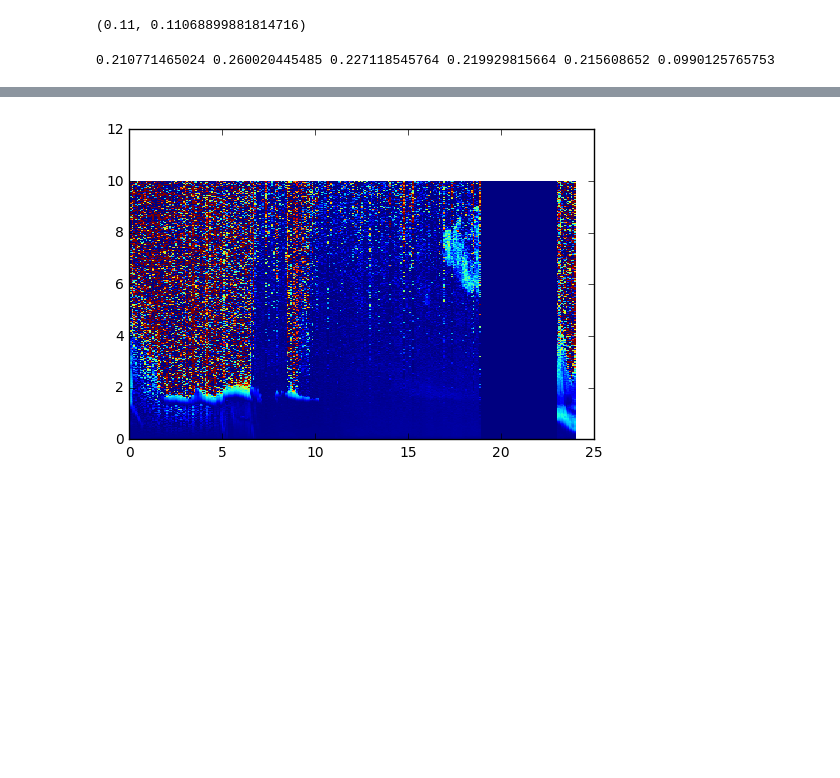
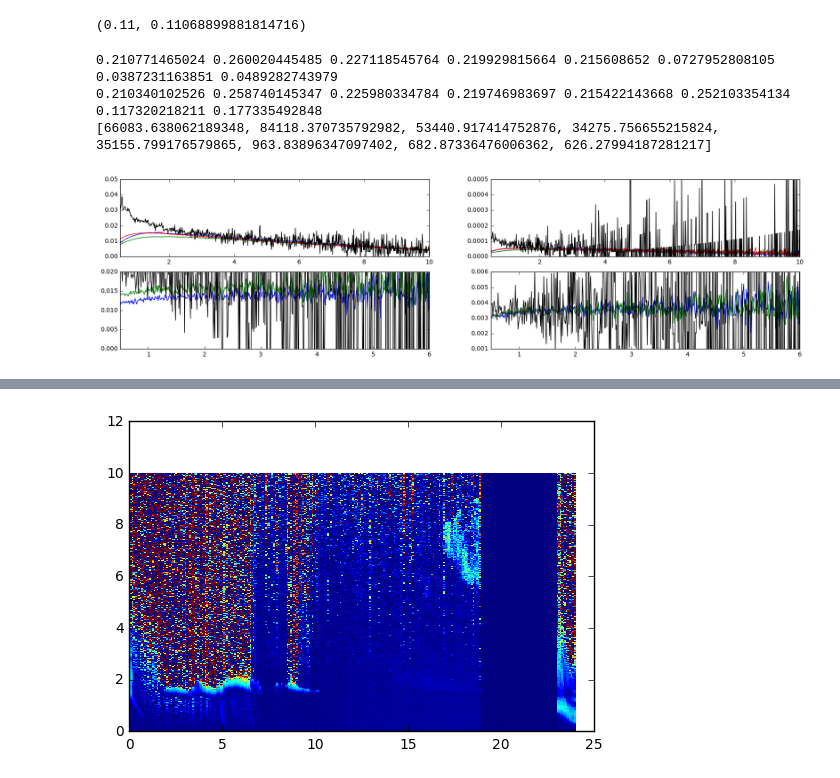
Before and after one commit to cduranalarcon/Lidar_DDU, a Jupyter notebook: Notebooks/System_calibration.ipynb, the cells around one changed output, grey strips where cells are left out. Cells and saved outputs as stored; diff of their text form; code cells hidden in the pictures; blank space fills up the shorter version.

```diff
--- a/Notebooks/System_calibration.ipynb
+++ b/Notebooks/System_calibration.ipynb
@@ -72,7 +72,7 @@ def CalSys(year, month, day, hour, TRES=TRES, VRES=VRES, rlim=8, doshow=True):
 
     f_sm = interp1d(r_sm, sm)
 
-    sm_lidar = f_sm(r[int(10*3./VRES):])
+    sm_lidar = f_sm(r[int(10*3./VRES):])/100000
     bm = f_sm(r[int(10*3./VRES):])/((8*np.pi/3)*1.0401)
     bm_par = 0.996*bm
     bm_per =0.00366*bm_par
@@ -91,6 +91,11 @@ def CalSys(year, month, day, hour, TRES=TRES, VRES=VRES, rlim=8, doshow=True):
     K = np.nanmedian((0.00366/(Sper/Spar)))#[pixK])
     #pylab.plot(r[pixK],(0.00366/(Sper/Spar))[pixK])
     #pylab.show()
+
+    pix = np.where((r>0.3) & (SNR_Spar2>30))
+    CC = (0.00366/(Sper/Spar))[pix]
+
+    K2 = np.nanmedian(CC)
 
     if doshow == True:
 
@@ -116,42 +121,90 @@ def CalSys(year, month, day, hour, TRES=TRES, VRES=VRES, rlim=8, doshow=True):
         pylab.xlabel("Range [km]")
         pylab.ylabel("Cpar")
         pylab.show()
 
         pylab.plot(r[int(10*3./VRES):][pix_r:],Cper_[pix_r:])
         pylab.xlabel("Range [km]")
         pylab.ylabel("Cper")
         pylab.show()
 
         print "Cpar = ", Cpar,'/std = ',Cpar_std,"Cper = ",Cper,'/std = ',Cper_std,"Cpar/Cper = ", Cpar/Cper
-    return [[Cpar,Cper], [Spar,Spar10, Sper], r, K, SNR_Spar2]
+    return [[Cpar,Cper], [Spar,Spar10, Sper], r, K, SNR_Spar2, K2, [r[int(10*3./VRES):],sm_lidar]]
 
 #2017/02/25 14UTC
 #2017/03/08 14UTC
 #2017/03/13 14UTC
 #2017/03/15 14UTC
 #2017/03/18 14UTC
 #2017/04/01 10UTC
 #2017/04/05 10UTC
 #2017/04/18 14UTC
 #2017/06/01 14UTC
 
 
 
-C1,P1,r,K1, SNR1 = CalSys(year, 2, 25,14, TRES = 5, VRES = 3, doshow = False)
-C3,P2,r,K2, SNR2 = CalSys(year, 3, 8, 14, TRES = 5, VRES = 3, doshow = False)
-C3,P3,r,K3, SNR3 = CalSys(year, 3, 18, 13, TRES = 5, VRES = 3, doshow = False)
-C4,P4,r,K4, SNR4 = CalSys(year, 3, 20, 16, TRES = 5, VRES = 3, doshow = False)
-C5,P5,r,K5, SNR5 = CalSys(year, 3, 21, 14, TRES = 5, VRES = 3, doshow = False)
+C1,P1,r,K1, SNR1, CC1, sigma1 = CalSys(year, 2, 25,14, TRES = 5, VRES = 3, doshow = False)
+C2,P2,r,K2, SNR2, CC2, sigma2 = CalSys(year, 3, 8, 14, TRES = 5, VRES = 3, doshow = False)
+C3,P3,r,K3, SNR3, CC3, sigma3 = CalSys(year, 3, 18, 13, TRES = 5, VRES = 3, doshow = False)
+C4,P4,r,K4, SNR4, CC4, sigma4 = CalSys(year, 3, 20, 16, TRES = 5, VRES = 3, doshow = False)
+C5,P5,r,K5, SNR5, CC5, sigma5 = CalSys(year, 3, 21, 14, TRES = 5, VRES = 3, doshow = False)
+C6,P6,r,K6, SNR6, CC6, sigma6 = CalSys(year, 8, 9, 10, TRES = 5, VRES = 3, doshow = False)
+C7,P7,r,K7, SNR7, CC7, sigma7 = CalSys(year, 8, 14, 14, TRES = 5, VRES = 3, doshow = False)
+C8,P8,r,K8, SNR8, CC8, sigma8 = CalSys(year, 8, 18, 10, TRES = 5, VRES = 3, doshow = False)
 
 year = 2017
-month = 7
-day = 3
-hour = 12
+month = 8
+day = 18
+hour = 10
 #C,P,r,K = CalSys(year, 5, 23, 12, TRES = 5, VRES = 3, doshow = False)
 #C,P,r,K = CalSys(year, 5, 26, 12, TRES = 5, VRES = 3, doshow = False)
 #C,P,r,K = CalSys(year, 6, 11,15, TRES = 5, VRES = 3, doshow = False) Very low Par
-C,P,r,K, SNR = CalSys(year, month, day,hour, TRES = 5, VRES = 3, doshow = False)
+C,P,r,K, SNR, CC, sigma = CalSys(year, month, day,hour, TRES = 5, VRES = 3, doshow = False)
 
-print K1,K2,K3,K4,K5,K
+print K1,K2,K3,K4,K5,K6,K7,K8
+print CC1,CC2,CC3,CC4,CC5,CC6,CC7,CC8
+Cs = [C1[0],C2[0],C3[0],C4[0],C5[0],C6[0],C7[0],C8[0]]
+print Cs
+
+fig = pylab.figure(figsize=(20,5))
+
+ax = fig.add_subplot(2,2, 1)
+pylab.plot(r,P1[0]/C1[0])
+pylab.plot(r,P2[0]/C2[0])
+pylab.plot(r,P3[0]/C3[0])
+#pylab.plot(r,P4[0])
+#pylab.plot(r,P5[0])
+pylab.plot(r,P[0]/C[0], color = "black")
+pylab.axis([0.5,10,0,0.05])
+
+ax = fig.add_subplot(2,2, 2)
+pylab.plot(r,CC1*P1[2]/C1[0])
+pylab.plot(r,CC2*P2[2]/C2[0])
+pylab.plot(r,CC3*P3[2]/C3[0])
+#pylab.plot(r,P4[0])
+#pylab.plot(r,P5[0])
+pylab.plot(r,CC*P[2]/C[0], color = "black")
+pylab.axis([0.5,10,0,0.0005])
+
+ax = fig.add_subplot(2,2, 3)
+#pylab.plot(r,P1[1]/P1[0])
+pylab.plot(r,P2[2]/P2[0])
+pylab.plot(r,P3[2]/P3[0])
+#pylab.plot(r,P4[1]/P4[0])
+#pylab.plot(r,P5[1]/P5[0])
+pylab.plot(r,P[2]/P[0], color = "black")
+pylab.axis([0.5,6,0.00,0.02])
+
+ax = fig.add_subplot(2,2, 4)
+#pylab.plot(r,K1*P1[1]/P1[0])
+pylab.plot(r,CC2*P2[2]/P2[0])
+pylab.plot(r,CC3*P3[2]/P3[0])
+#pylab.plot(r,K4*P4[1]/P4[0])
+#pylab.plot(r,K5*P5[1]/P5[0])
+pylab.plot(r,CC*P[2]/P[0], color = "black")
+pylab.axis([0.5,6,0.001,0.006])
+pylab.show()
 # %% [output]
-0.210771465024 0.260020445485 0.227118545764 0.219929815664 0.215608652 0.0990125765753
+0.210771465024 0.260020445485 0.227118545764 0.219929815664 0.215608652 0.0727952808105 0.0387231163851 0.0489282743979
+0.210340102526 0.258740145347 0.225980334784 0.219746983697 0.215422143668 0.252103354134 0.117320218211 0.177335492848
+[66083.638062189348, 84118.370735792982, 53440.917414752876, 34275.756655215824, 35155.799176579865, 963.83896347097402, 682.87336476006362, 626.27994187281217]
+[figure, added]
```
Also changed, not shown: parts of 6 cells of this notebook.
